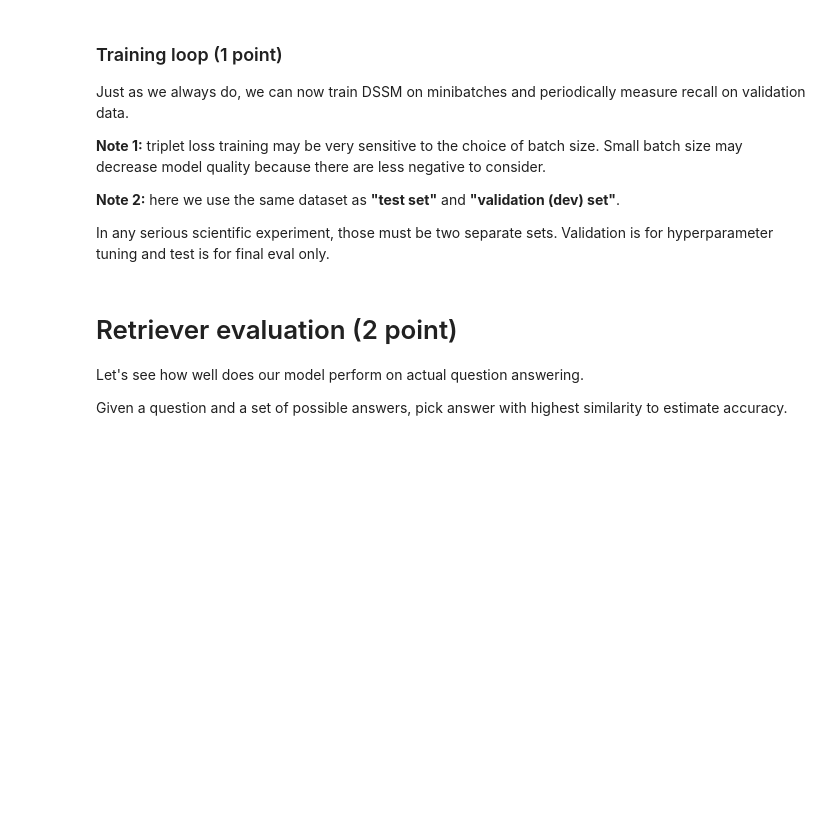
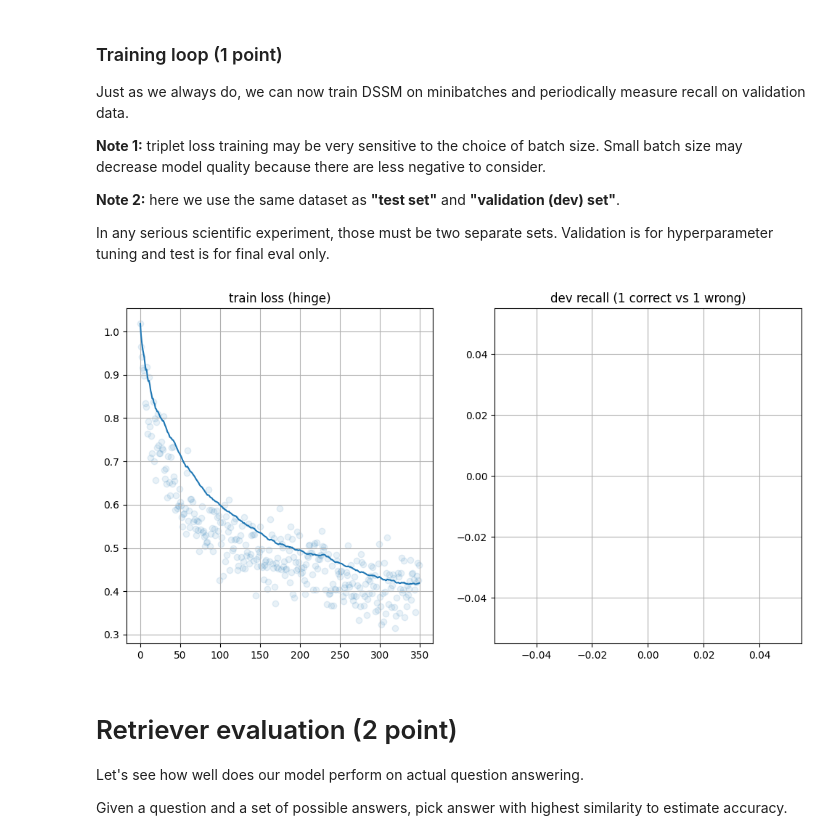
Before and after one commit to MeTStIL/nlp_course, a Jupyter notebook: week09_retrieval/practice.ipynb, the cells around one changed output. Cells and saved outputs as stored; diff of their text form; code cells hidden in the pictures; blank space fills up the shorter version.

```diff
--- a/week09_retrieval/practice.ipynb
+++ b/week09_retrieval/practice.ipynb
@@ -189,8 +189,8 @@ class Vectorizer(nn.Module):
 
         return self.net(sentence_embedding)
 # %%
-question_vectorizer = Vectorizer()
-answer_vectorizer = Vectorizer()
+question_vectorizer = Vectorizer().to(device)
+answer_vectorizer = Vectorizer().to(device)
 # %%
 question_vectorizer.train(False)
 out1 = question_vectorizer(dummy_lines)
@@ -333,7 +333,10 @@ from tqdm import tqdm
 
 
 # Initialize model, optimizers, anything else you want
-<YOUR CODE HERE>
+adamchik = torch.optim.Adam(
+    list(question_vectorizer.net.parameters()) + list(answer_vectorizer.net.parameters()),
+    lr=1.2e-4
+)
 
 
 ewma = lambda x, span: pd.DataFrame({'x': x})['x'].ewm(span=span).mean().values
@@ -343,34 +346,46 @@ dev_recall_history = []
 # %%
 # infinite training loop. Stop it manually or implement early stopping
 
 for batch in iterate_minibatches(train, batch_size=256, cycle=True):
 
     # Perform one training step
-    <YOUR CODE>
+    adamchik.zero_grad()
+
+    q = question_vectorizer(list(batch['questions']))
+    pos = answer_vectorizer(list(batch['correct_answers']))
+    neg = answer_vectorizer(list(batch['wrong_answers']))
+
+    los = compute_loss(q, pos, neg).mean()
+
+    los.backward()
+    adamchik.step()
 
 
-    loss_t = <...>
+    loss_t = los.item()
     loss_history.append(float(loss_t))
 
     if len(loss_history) % 50 == 0:
         # measure dev recall = P(correct_is_closer_than_wrong | q, a+, a-)
+
         dev_batch = next(dev_batches)
 
-        recall_t = <COMPUTE RECALL HERE>
+        recall_t = get_recall(**dev_batch)
 
         dev_recall_history.append(recall_t)
 
     if len(loss_history) % 50 == 0:
         clear_output(True)
         plt.figure(figsize=[12, 6])
         plt.subplot(1, 2, 1), plt.title('train loss (hinge)'), plt.grid()
         plt.scatter(np.arange(len(loss_history)), loss_history, alpha=0.1)
         plt.plot(ewma(loss_history, span=100))
         plt.subplot(1, 2, 2), plt.title('dev recall (1 correct vs 1 wrong)'), plt.grid()
         dev_time = np.arange(1, len(dev_recall_history) + 1) * 100
         plt.scatter(dev_time, dev_recall_history, alpha=0.1)
         plt.plot(dev_time, ewma(dev_recall_history, span=10))
         plt.show()
+# %% [output]
+[figure, added]
 # %%
 print("Mean recall:", np.mean(dev_recall_history[-10:]))
 assert np.mean(dev_recall_history[-10:]) > 0.85, "Please train for at least 85% recall on test set. "\
```
Also changed, not shown: parts of 1 cell of this notebook.
